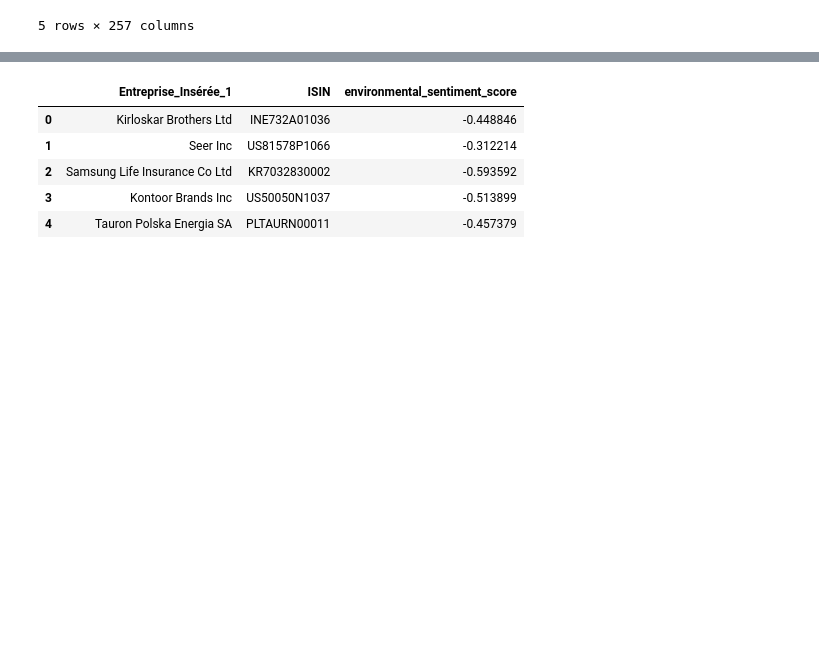
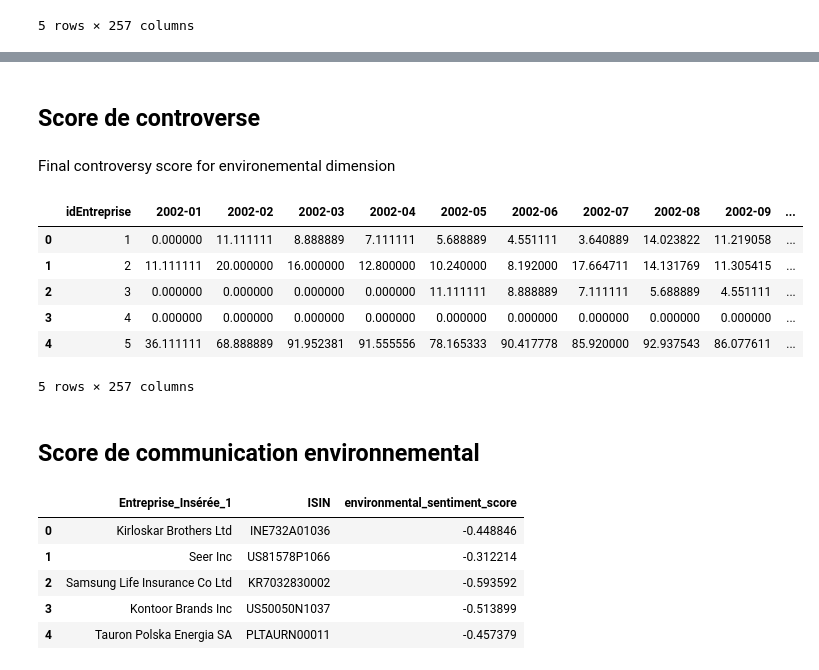
Before and after one commit to tgarnier067/Stat_app, a Jupyter notebook: Econometrie.ipynb, the cells around one changed output, grey strips where cells are left out. Saved outputs shown, nothing was run; the diff lists cells and outputs as text; code cells hidden in the pictures; blank space fills up the shorter version.

```diff
--- a/Econometrie.ipynb
+++ b/Econometrie.ipynb
@@ -44,3 +92,20 @@ esg_data.head()
+# %% [markdown]
+## Score de controverse
+# %% [markdown]
+Final controversy score for environemental dimension
+# %%
+CON_E = pd.read_excel('CON_E.xlsx', engine='openpyxl')
+CON_E.head()
+# %% [output]
+|  | idEntreprise | 2002-01 | 2002-02 | 2002-03 | 2002-04 | 2002-05 | 2002-06 | 2002-07 | 2002-08 | 2002-09 | ... |
+| 0 | 1 | 0.000000 | 11.111111 | 8.888889 | 7.111111 | 5.688889 | 4.551111 | 3.640889 | 14.023822 | 11.219058 | ... |
+| 1 | 2 | 11.111111 | 20.000000 | 16.000000 | 12.800000 | 10.240000 | 8.192000 | 17.664711 | 14.131769 | 11.305415 | ... |
+| 2 | 3 | 0.000000 | 0.000000 | 0.000000 | 0.000000 | 11.111111 | 8.888889 | 7.111111 | 5.688889 | 4.551111 | ... |
+| 3 | 4 | 0.000000 | 0.000000 | 0.000000 | 0.000000 | 0.000000 | 0.000000 | 0.000000 | 0.000000 | 0.000000 | ... |
+| 4 | 5 | 36.111111 | 68.888889 | 91.952381 | 91.555556 | 78.165333 | 90.417778 | 85.920000 | 92.937543 | 86.077611 | ... |
+5 rows × 257 columns
+# %% [markdown]
+## Score de communication environnemental
 # %%
 # On prend le score de comm environnemental que l'on a calculé
 env_comm_score = pd.read_csv('env_comm_score_articles_forces.csv')
```
Also changed, not shown: parts of 25 cells of this notebook, 6 other files.
